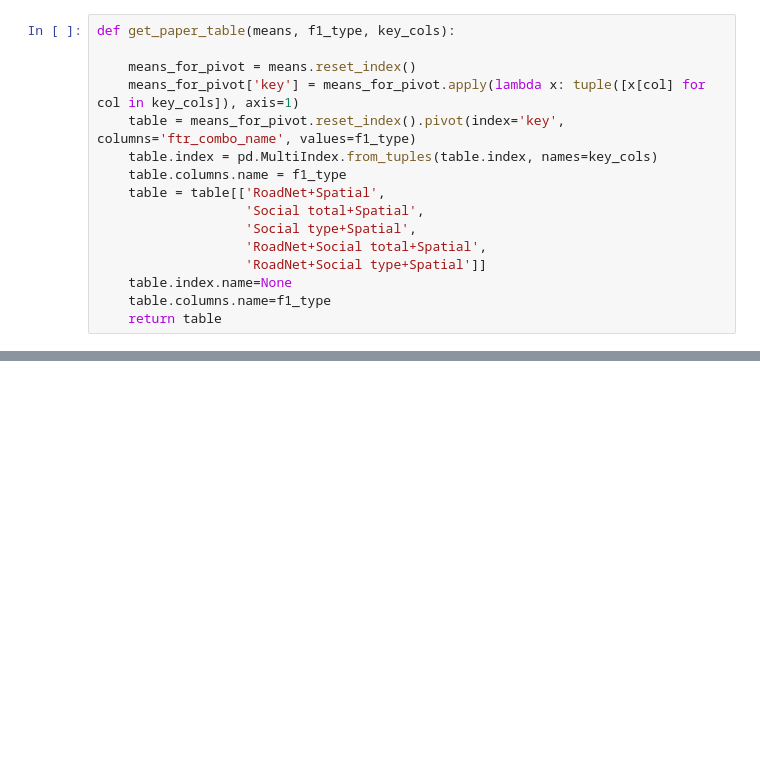
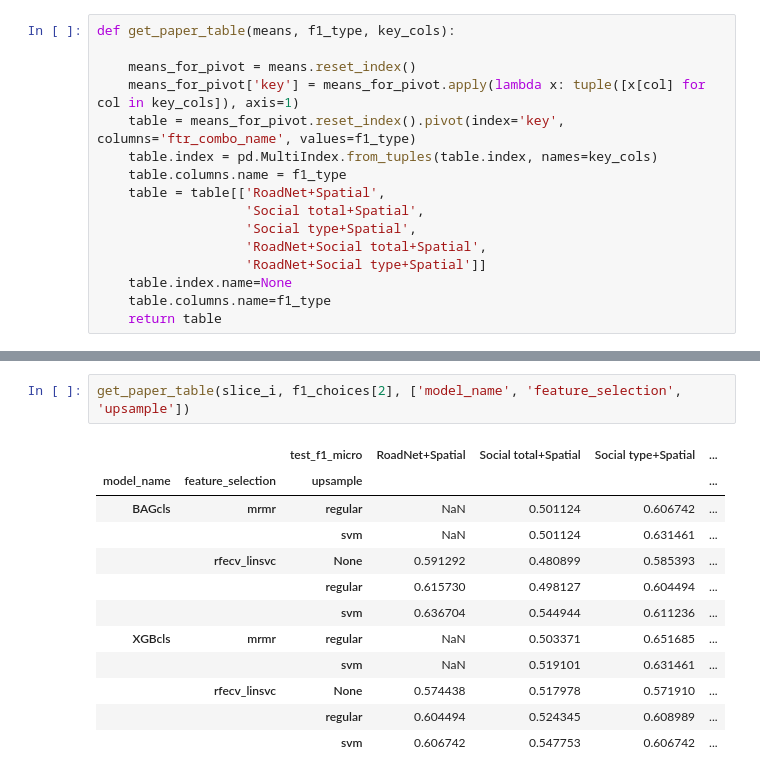
Before and after one commit to JHWu92/cysf_pred, a Jupyter notebook: report exp8-spatial-thres-i-up-fsel1001.ipynb, the cells around one changed output, grey strips where cells are left out. Drawn from its saved outputs; the diff is of its cells as text; blank space fills up the shorter version.

```diff
--- a/report exp8-spatial-thres-i-up-fsel1001.ipynb
+++ b/report exp8-spatial-thres-i-up-fsel1001.ipynb
@@ -119,0 +129,15 @@ get_paper_table(means, f1_choices[1], ['model_name', 'feature_selection', 'upsam
+# %%
+get_paper_table(slice_i, f1_choices[2], ['model_name', 'feature_selection', 'upsample'])
+# %% [output]
+|  |  | test_f1_micro | RoadNet+Spatial | Social total+Spatial | Social type+Spatial | ... |
+| model_name | feature_selection | upsample |  |  |  | ... |
+| BAGcls | mrmr | regular | NaN | 0.501124 | 0.606742 | ... |
+|  |  | svm | NaN | 0.501124 | 0.631461 | ... |
+|  | rfecv_linsvc | None | 0.591292 | 0.480899 | 0.585393 | ... |
+|  |  | regular | 0.615730 | 0.498127 | 0.604494 | ... |
+|  |  | svm | 0.636704 | 0.544944 | 0.611236 | ... |
+| XGBcls | mrmr | regular | NaN | 0.503371 | 0.651685 | ... |
+|  |  | svm | NaN | 0.519101 | 0.631461 | ... |
+|  | rfecv_linsvc | None | 0.574438 | 0.517978 | 0.571910 | ... |
+|  |  | regular | 0.604494 | 0.524345 | 0.608989 | ... |
+|  |  | svm | 0.606742 | 0.547753 | 0.606742 | ... |
```
Also changed, not shown: parts of 6 cells of this notebook, 2 other files.
